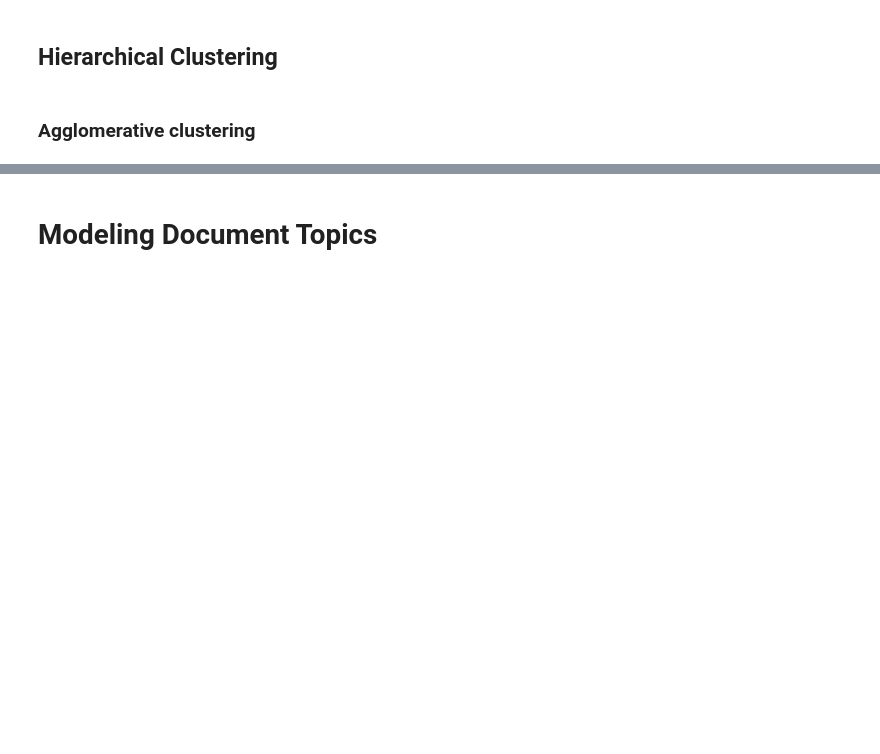
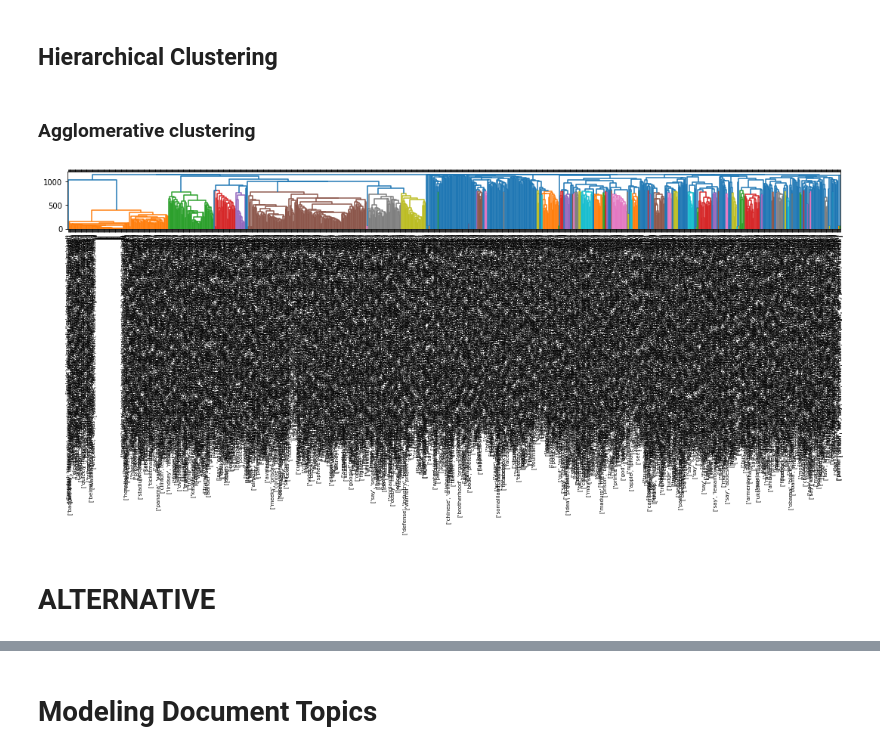
Before and after one commit to rjafarau/atap, a Jupyter notebook: python/source/06_Clustering_for_Text_Similarity.ipynb, the cells around one changed output, grey strips where cells are left out. Cells and saved outputs as stored; diff of their text form; code cells hidden in the pictures; blank space fills up the shorter version.

Commit message:
Continue Chapter 06 Clustering for Text Similarity

```diff
--- a/python/source/06_Clustering_for_Text_Similarity.ipynb
+++ b/python/source/06_Clustering_for_Text_Similarity.ipynb
@@ -363,5 +251,5 @@ corpus = PickledCorpusReader(root=CORPUS_ROOT.as_posix())
 # %%
-documents = reader.docs(categories=['news'])
+documents = corpus.docs(categories=['news'])
 # %%
 %%time
 %%capture
@@ -407,5 +293,5 @@ corpus = PickledCorpusReader(root=CORPUS_ROOT.as_posix())
 # %%
-documents = reader.docs(categories=['news'])
+documents = corpus.docs(categories=['news'])
 # %%
 %%time
 %%capture
@@ -441,0 +428,23 @@ Cluster 7: news/5710a362c1808128a22ec0e4.pickle
+# %%
+from collections import Counter
+
+corpus = PickledCorpusReader(root=CORPUS_ROOT.as_posix())
+
+labels = []
+for fileid in corpus.fileids(categories=['news']):
+    terms = []
+    for term, count in Counter(list(normalize(corpus.words(fileid)))).most_common(10):
+        terms.append(term)
+    labels.append(terms)
+# %%
+clusterer = HierarchicalTopics(corpus)
+clusterer.cluster(corpus)
+# for idx, fileid in enumerate(corpus.fileids(categories=['news'])):
+#     print(clusterer.labels[idx], fileid)
+# %%
+clusterer.plot_dendrogram(labels=labels, leaf_font_size=7)
+# clusterer.plot_dendrogram(leaf_font_size=7)
+# %% [output]
+[figure, added]
+# %% [markdown]
+# ALTERNATIVE
```
Also changed, not shown: parts of 42 cells of this notebook, 1 other file.
